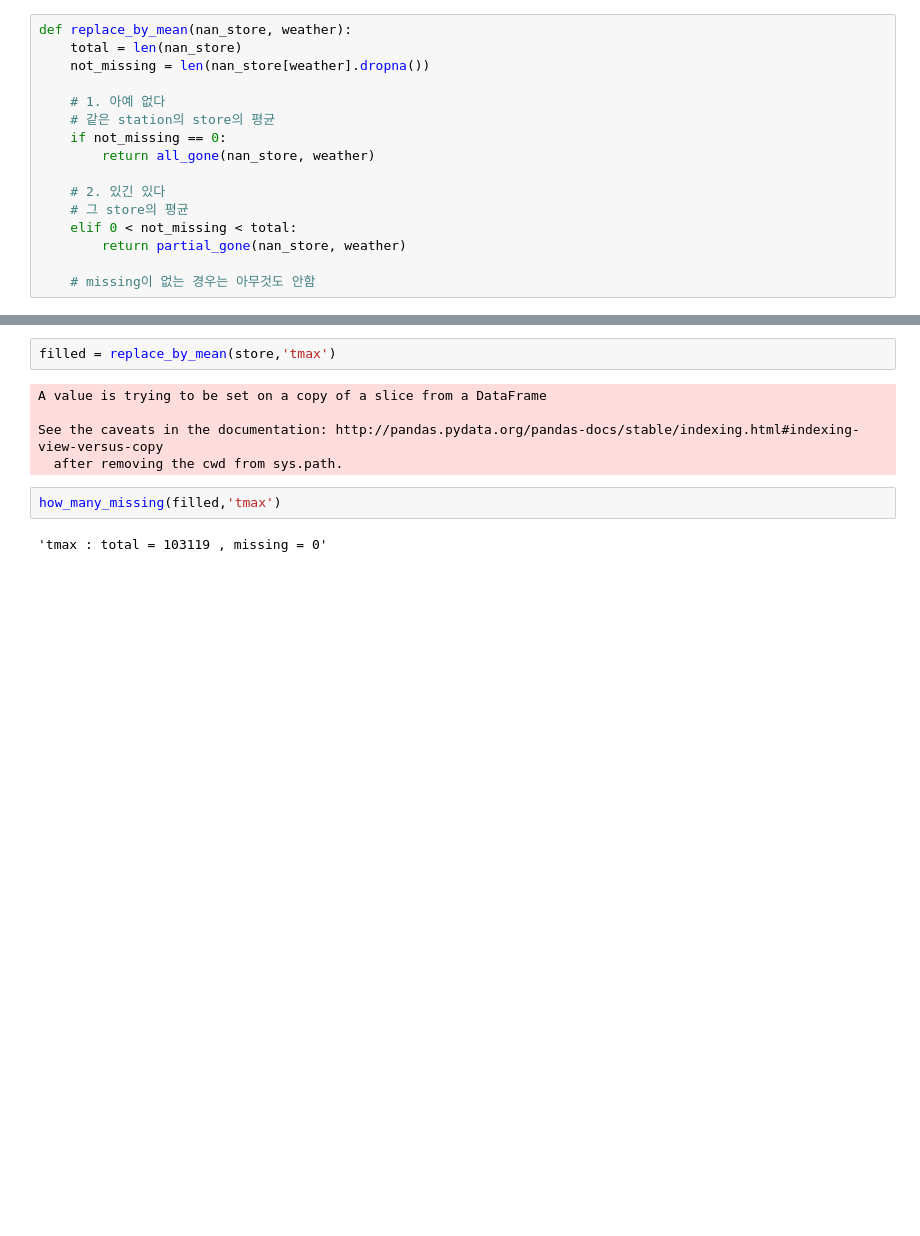
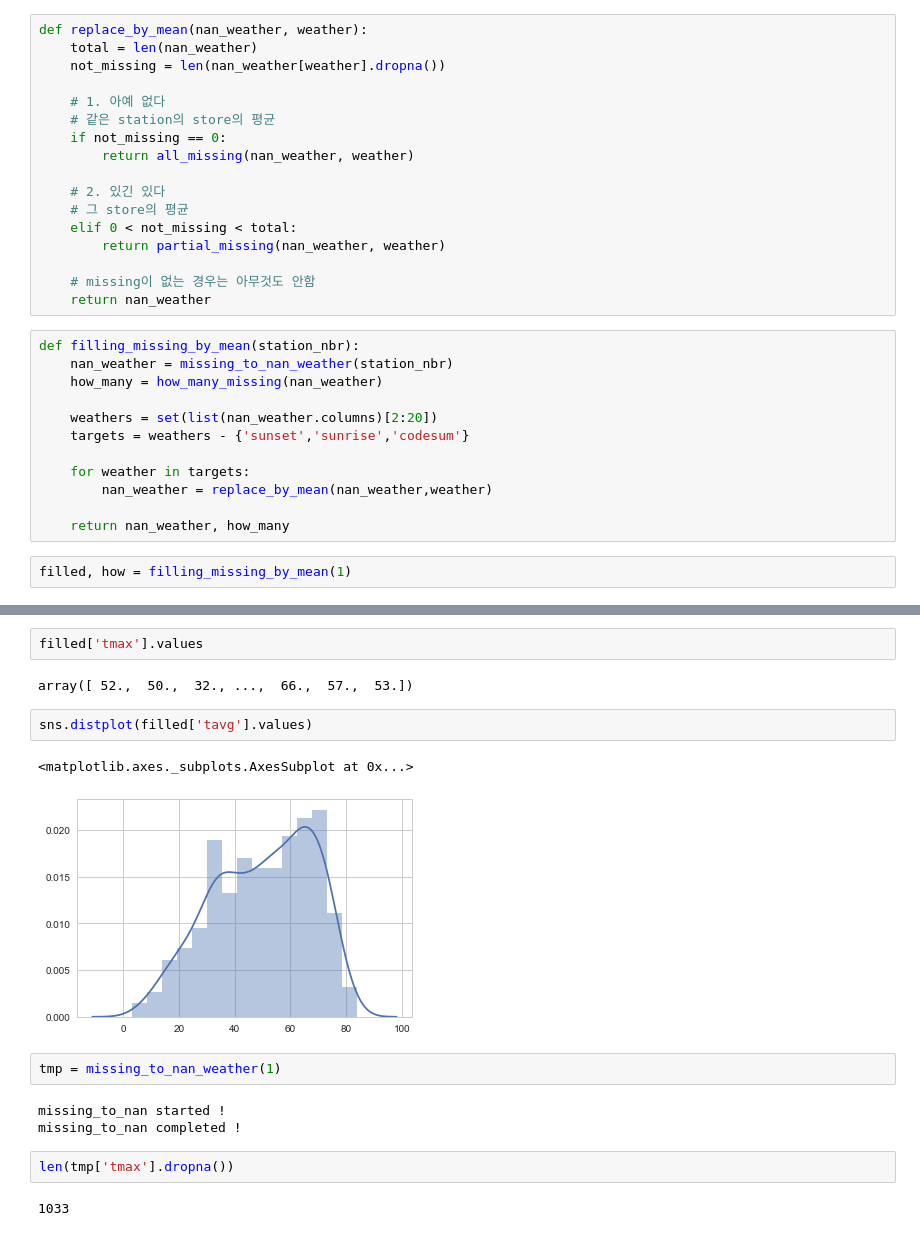
Before and after one commit to lucaseo/dss7-walmart-project, a Jupyter notebook: jw/fill_missing_by_mean.ipynb, the cells around one changed output, grey strips where cells are left out. Drawn from its saved outputs; the diff is of its cells as text; blank space fills up the shorter version.

Commit message:
180309 Filling missing function completed

```diff
--- a/jw/fill_missing_by_mean.ipynb
+++ b/jw/fill_missing_by_mean.ipynb
@@ -63,16 +89,31 @@ def partial_missing(nan_store, weather):
 # %%
-def replace_by_mean(nan_store, weather):
-    total = len(nan_store)
-    not_missing = len(nan_store[weather].dropna())
+def replace_by_mean(nan_weather, weather):
+    total = len(nan_weather)
+    not_missing = len(nan_weather[weather].dropna())
 
     # 1. 아예 없다
     # 같은 station의 store의 평균
     if not_missing == 0:
-        return all_gone(nan_store, weather)
+        return all_missing(nan_weather, weather)
 
     # 2. 있긴 있다
     # 그 store의 평균
     elif 0 < not_missing < total:
-        return partial_gone(nan_store, weather)
+        return partial_missing(nan_weather, weather)
 
     # missing이 없는 경우는 아무것도 안함
+    return nan_weather
+# %%
+def filling_missing_by_mean(station_nbr):
+    nan_weather = missing_to_nan_weather(station_nbr)
+    how_many = how_many_missing(nan_weather)
+
+    weathers = set(list(nan_weather.columns)[2:20])
+    targets = weathers - {'sunset','sunrise','codesum'}
+
+    for weather in targets:
+        nan_weather = replace_by_mean(nan_weather,weather)
+
+    return nan_weather, how_many
+# %%
+filled, how = filling_missing_by_mean(1)
@@ -79,11 +177,18 @@ def replace_by_mean(nan_store, weather):
 # %%
-filled = replace_by_mean(store,'tmax')
+filled['tmax'].values
 # %% [output]
-A value is trying to be set on a copy of a slice from a DataFrame
-
-See the caveats in the documentation: http://pandas.pydata.org/pandas-docs/stable/indexing.html#indexing-view-versus-copy
-  after removing the cwd from sys.path.
+array([ 52.,  50.,  32., ...,  66.,  57.,  53.])
-# %%
-how_many_missing(filled,'tmax')
-# %% [output]
-'tmax : total = 103119 , missing = 0'
+# %%
+sns.distplot(filled['tavg'].values)
+# %% [output]
+<matplotlib.axes._subplots.AxesSubplot at 0x...>
+[figure, added]
+# %%
+tmp = missing_to_nan_weather(1)
+# %% [output]
+missing_to_nan started !
+missing_to_nan completed !
+# %%
+len(tmp['tmax'].dropna())
+# %% [output]
+1033
```
Also changed, not shown: parts of 17 cells of this notebook, 2 other files.
